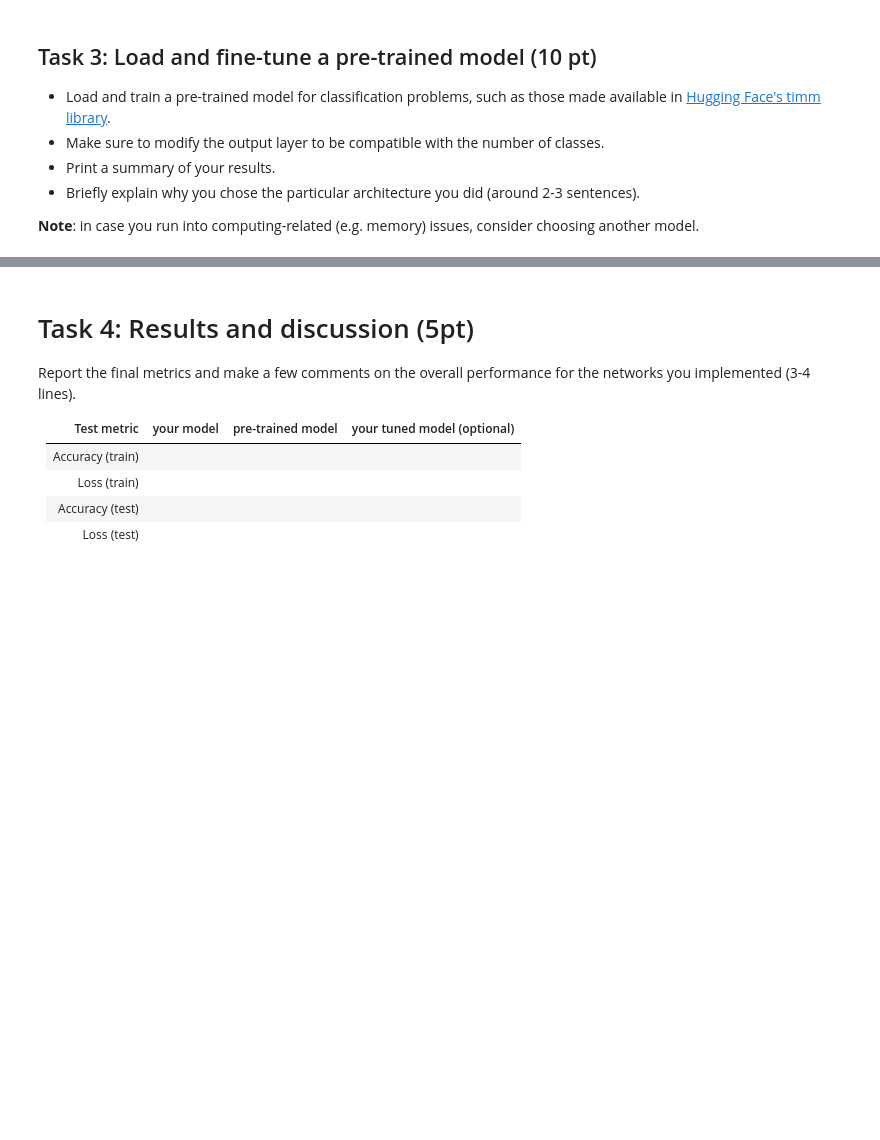
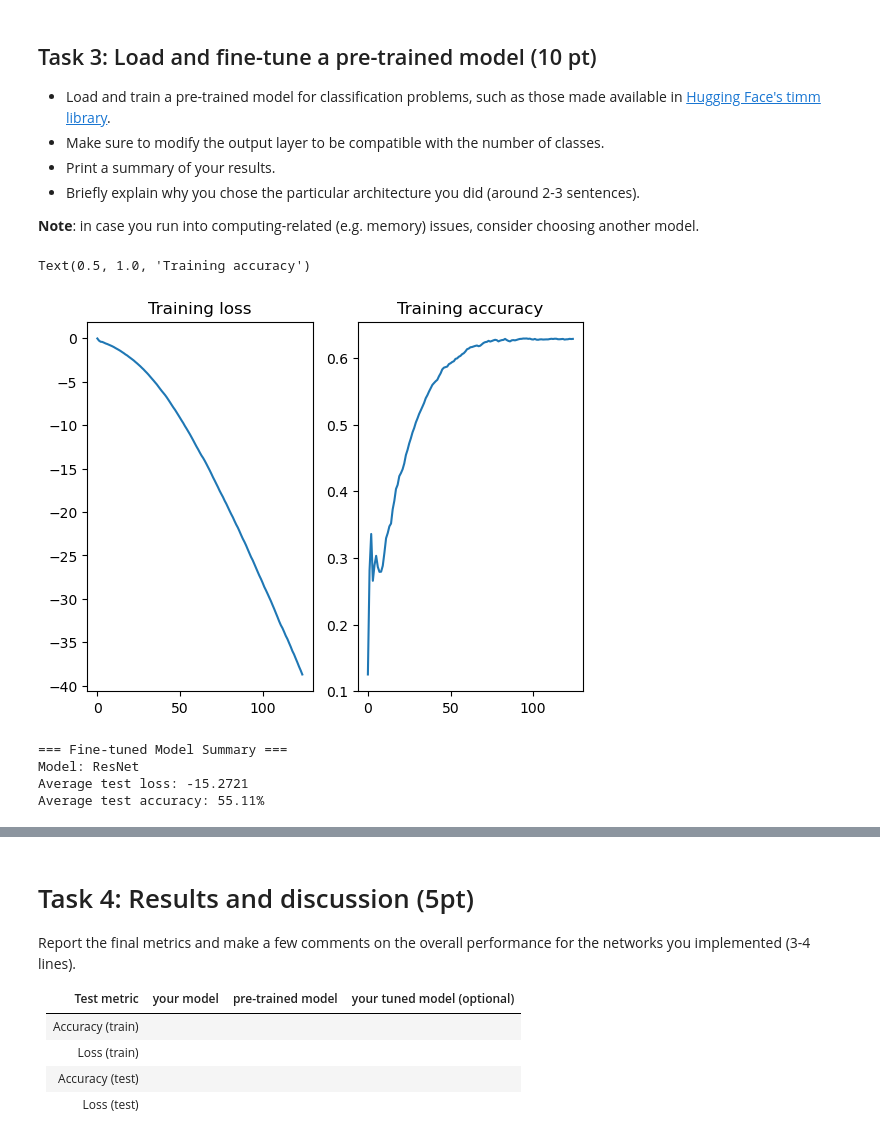
Before and after one commit to hertie-data-science-lab/assignment-2-ps-2-b, a Jupyter notebook: main.ipynb, the cells around one changed output, grey strips where cells are left out. Drawn from its saved outputs; the diff is of its cells as text; code cells hidden in the pictures; blank space fills up the shorter version.

```diff
--- a/main.ipynb
+++ b/main.ipynb
@@ -469,9 +572,41 @@ loaded_trainer = Trainer(loaded_model, cfg)
+# %%
+#TODO: import and fine-tune a pretrained model
+#Load resnet18 from timm
+
+import timm
+
+#load model
+loaded_model = timm.create_model('resnet18', pretrained=True)
+
+# replace final classification layer to match EuroSAT dataset
+num_classes = 10  # EuroSAT has 10 classes
+loaded_model.fc = nn.Linear(loaded_model.fc.in_features, num_classes)
+
+#Load trainer
+loaded_trainer = Trainer(loaded_model, cfg)
 # %%
-'''#TODO: train your model, plot accuracy and loss by iteration (one iteration=one batch)'''
+#train your model, plot accuracy and loss by iteration (one iteration=one batch)
 train_loss, train_acc = loaded_trainer.train(train_data)
 fig, (ax0, ax1) = plt.subplots(1,2)
 ax0.plot(range(len(train_loss)), train_loss)
 ax1.plot(range(len(train_acc)), train_acc)
 ax0.set_title('Training loss')
 ax1.set_title('Training accuracy')
+# %% [output]
+Text(0.5, 1.0, 'Training accuracy')
+[figure, added]
+# %%
+# === Print summary of results ===
+avg_train_loss = sum(train_loss) / len(train_loss)
+avg_train_acc = sum(train_acc) / len(train_acc)
+
+print("=== Fine-tuned Model Summary ===")
+print(f"Model: {type(loaded_trainer.model).__name__}")
+print(f"Average test loss: {avg_train_loss:.4f}")
+print(f"Average test accuracy: {avg_train_acc:.2%}")
+# %% [output]
+=== Fine-tuned Model Summary ===
+Model: ResNet
+Average test loss: -15.2721
+Average test accuracy: 55.11%
 # %%
```
Also changed, not shown: parts of 5 cells of this notebook.
